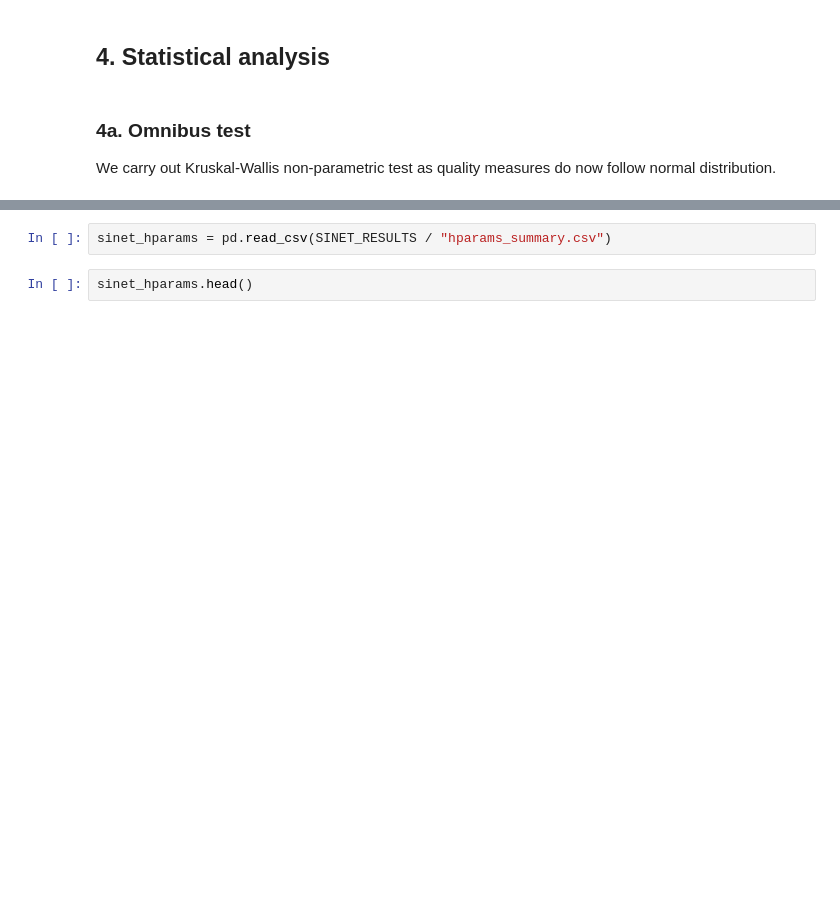
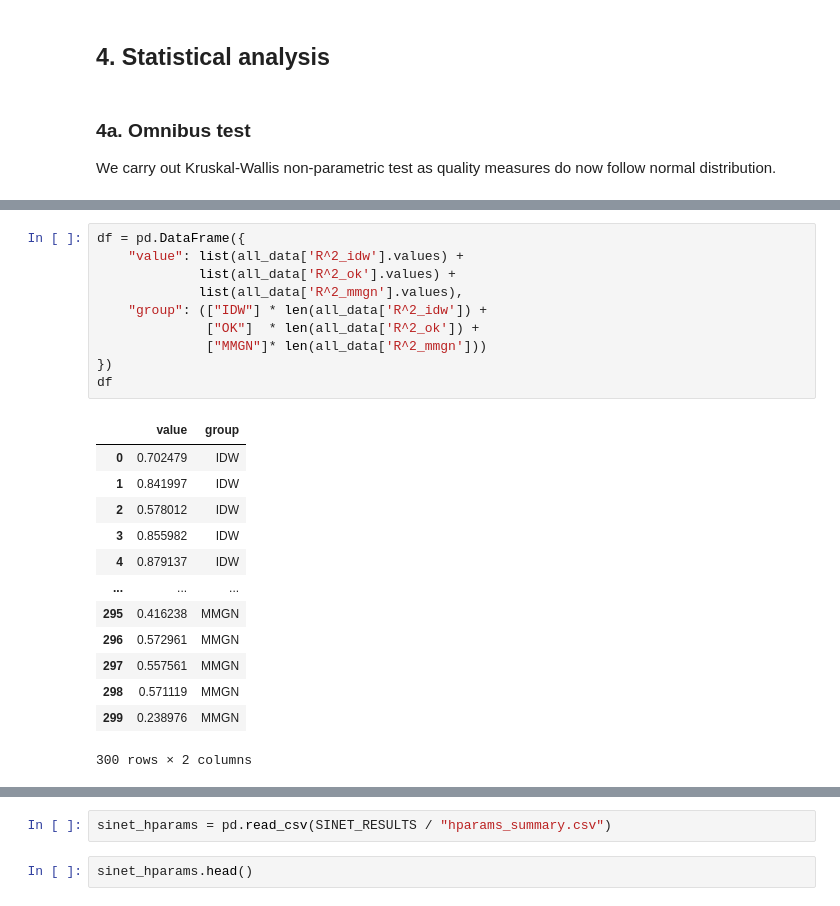
Before and after one commit to jamesWalczak/climatrix, a Jupyter notebook: experiments/jwalczak/01_Apr_02_compare_recon_method/notebooks/analysis.ipynb, the cells around one changed output, grey strips where cells are left out. Saved outputs shown, nothing was run; the diff lists cells and outputs as text; blank space fills up the shorter version.

```diff
--- a/experiments/jwalczak/01_Apr_02_compare_recon_method/notebooks/analysis.ipynb
+++ b/experiments/jwalczak/01_Apr_02_compare_recon_method/notebooks/analysis.ipynb
@@ -286,0 +384,24 @@ The effect size for RMSE is 0.7387677988799461
+# %%
+df = pd.DataFrame({
+    "value": list(all_data['R^2_idw'].values) +
+             list(all_data['R^2_ok'].values) +
+             list(all_data['R^2_mmgn'].values),
+    "group": (["IDW"] * len(all_data['R^2_idw']) +
+              ["OK"]  * len(all_data['R^2_ok']) +
+              ["MMGN"]* len(all_data['R^2_mmgn']))
+})
+df
+# %% [output]
+|  | value | group |
+| 0 | 0.702479 | IDW |
+| 1 | 0.841997 | IDW |
+| 2 | 0.578012 | IDW |
+| 3 | 0.855982 | IDW |
+| 4 | 0.879137 | IDW |
+| ... | ... | ... |
+| 295 | 0.416238 | MMGN |
+| 296 | 0.572961 | MMGN |
+| 297 | 0.557561 | MMGN |
+| 298 | 0.571119 | MMGN |
+| 299 | 0.238976 | MMGN |
+300 rows × 2 columns
```
Also changed, not shown: parts of 30 cells of this notebook.
